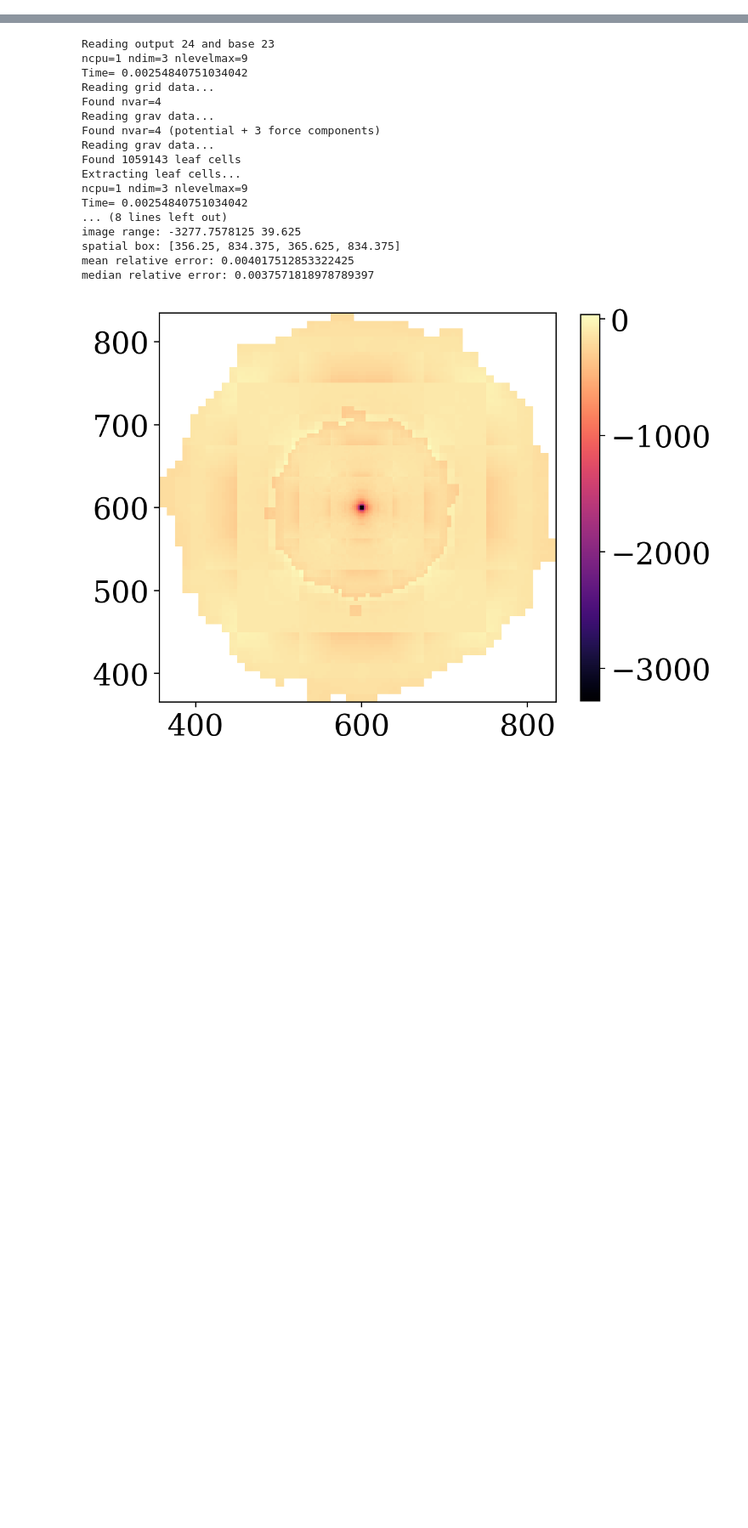
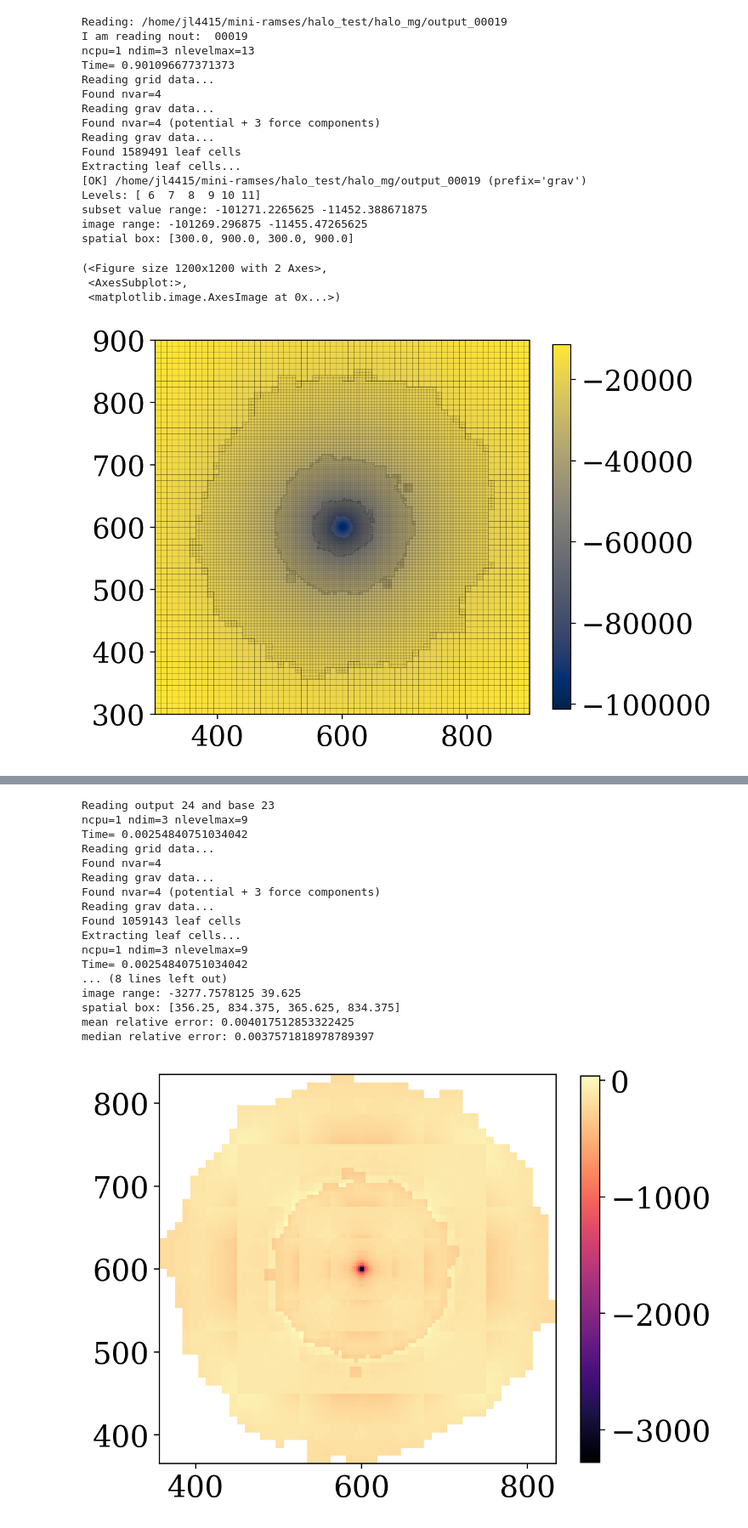
Before and after one commit to Byeol-Haneul/Ramses-FMM, a Jupyter notebook: analyze/amr.ipynb, the cells around one changed output, grey strips where cells are left out. Shown at 85% size. Drawn from its saved outputs; the diff is of its cells as text; code cells hidden in the pictures; blank space fills up the shorter version.

Commit message:
add runners and analyzers for halo and coeur

```diff
--- a/analyze/amr.ipynb
+++ b/analyze/amr.ipynb
@@ -170,0 +700,29 @@ spatial box: [1.0, 3.0, 1.0, 3.0]
+# %%
+out1 = "/home/jl4415/mini-ramses/halo_test/halo_mg/output_00019"
+plot(
+    out1,
+    cen=600.0,
+    cmap="cividis",
+    grid=True
+)
+# %% [output]
+Reading: /home/jl4415/mini-ramses/halo_test/halo_mg/output_00019
+I am reading nout:  00019
+ncpu=1 ndim=3 nlevelmax=13
+Time= 0.901096677371373
+Reading grid data...
+Found nvar=4
+Reading grav data...
+Found nvar=4 (potential + 3 force components)
+Reading grav data...
+Found 1589491 leaf cells
+Extracting leaf cells...
+[OK] /home/jl4415/mini-ramses/halo_test/halo_mg/output_00019 (prefix='grav')
+Levels: [ 6  7  8  9 10 11]
+subset value range: -101271.2265625 -11452.388671875
+image range: -101269.296875 -11455.47265625
+spatial box: [300.0, 900.0, 300.0, 900.0]
+(<Figure size 1200x1200 with 2 Axes>,
+ <AxesSubplot:>,
+ <matplotlib.image.AxesImage at 0x...>)
+[figure, added]
```
Also changed, not shown: parts of 4 cells of this notebook, 5 other files.
